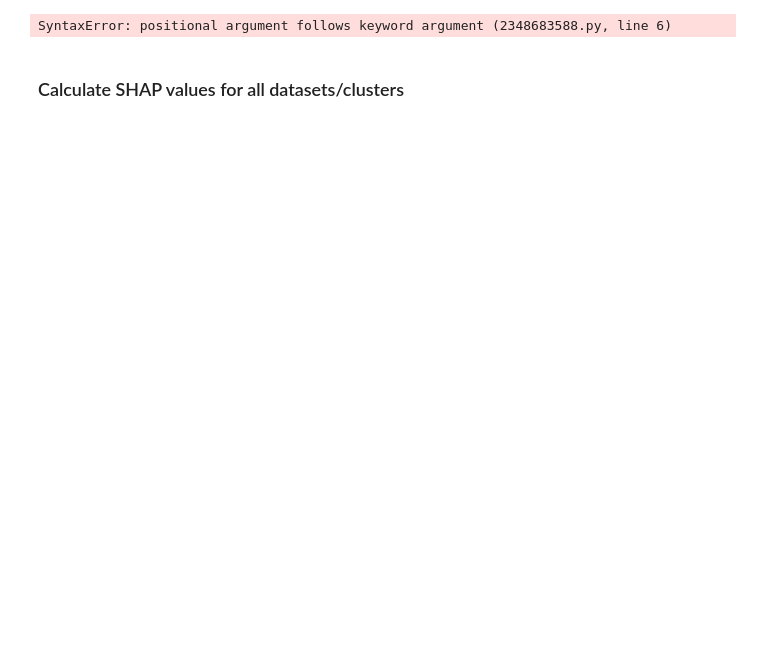
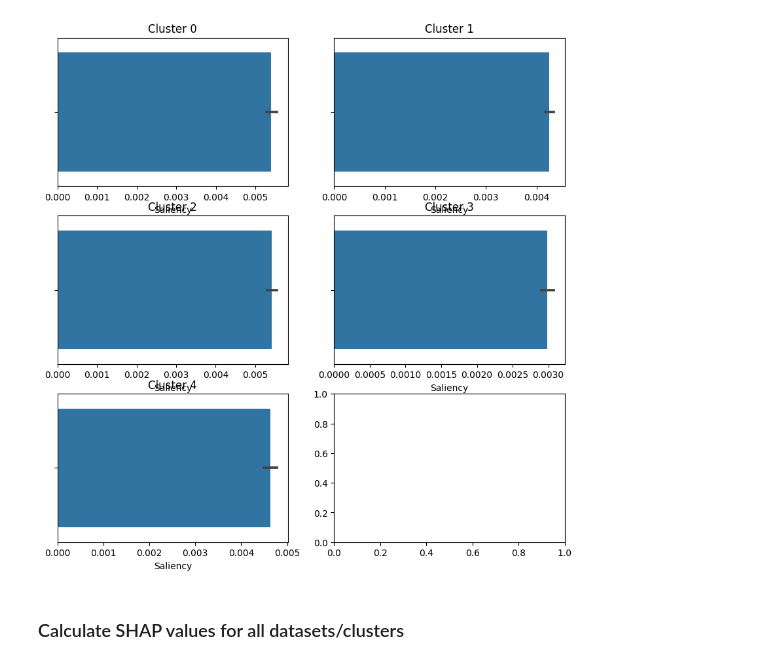
Before and after one commit to nicolaromano/corticotroph-heterogeneity, a Jupyter notebook: 10_label_transfer_predictions.ipynb, the cells around one changed output. Cells and saved outputs as stored; diff of their text form; code cells hidden in the pictures; blank space fills up the shorter version.

Commit message:
Fixed saliency map code - TODO implement plots

```diff
--- a/10_label_transfer_predictions.ipynb
+++ b/10_label_transfer_predictions.ipynb
@@ -44,0 +42,18 @@ Predicting labels for Lopez2021M
+# %%
+saliency_maps = {}
+
+for dataset in tqdm(datasets['study_id'].unique(), desc='Computing saliency maps'):
+    expr_data = predictor.get_data(dataset)
+    saliency_maps[dataset] = predictor.get_saliency(dataset)
+# %%
+saliency_maps_df = pd.DataFrame()
+for dataset in saliency_maps:
+    for cluster in saliency_maps[dataset]:
+        saliency_maps_df = pd.concat([saliency_maps_df, saliency_maps[dataset][cluster].assign(dataset=dataset, cluster=cluster)])
+
+# Sort by saliency score in each cluster/dataset then get the top 10 genes
+saliency_maps_df = saliency_maps_df.groupby(['dataset', 'cluster']).apply(lambda x: x.sort_values('Saliency_mean', ascending=False))
+saliency_maps_df
+# top_genes = saliency_maps_df.groupby(['dataset', 'cluster']).head(10).drop(columns=['cluster'])
+
+# top_genes.to_csv('label_transfer_model_output/saliency_maps.csv', index=False)
@@ -45,3 +111,17 @@ Predicting labels for Lopez2021M
+# %%
+def plot_top_genes(dataset):
+    clusters = top_genes[top_genes['dataset'] == dataset]['Cluster'].unique()
+
+    fig, ax = plt.subplots(len(clusters)//2 + 1, 2, figsize=(len(clusters)*2, 10))
+    for i, cluster in enumerate(clusters):
+        saliency = top_genes[(top_genes['dataset'] == dataset) & (top_genes['Cluster'] == cluster)]['Saliency_mean']
+        sns.barplot(x=saliency, ax=ax.flat[i])
+        ax.flat[i].set_title(f'Cluster {cluster}')
+        ax.flat[i].set_xlabel('Saliency')
+
+plot_top_genes('Cheung2018M')
+# %% [output]
+[figure, added]
 # %%
 import shap
 import matplotlib.pyplot as plt
@@ -61,14 +141,12 @@ shap_values = explainer(expr_data_test.values)
 # shap.summary_plot(shap_values[:,:,0], expr_data_test.values, feature_names=feature_names, plot_type="bar")
 
 n_classes = shap_values.shape[2]
-fig, ax = plt.subplots(n_classes//3, 3, figsize=(15, 5*n_classes//3))
+fig, ax = plt.subplots(n_classes//3 + 1, 3, figsize=(15, 5*n_classes//3))
 for i in range(n_classes):
-    shap.plots.bar(shap_values[:,:,i], ax=ax.flat[i], show=False, feature_names)
+    shap.summary_plot(shap_values[:,:,1], expr_data_test.values, feature_names=feature_names, plot_type="bar")
     ax.flat[i].set_title(f'Class {i}')
 plt.tight_layout()
 plt.show()
-# %% [output]
-SyntaxError: positional argument follows keyword argument (2348683588.py, line 6)
 # %% [markdown]
 ### Calculate SHAP values for all datasets/clusters
 # %%
```
Also changed, not shown: parts of 9 cells of this notebook, 1 other file.
